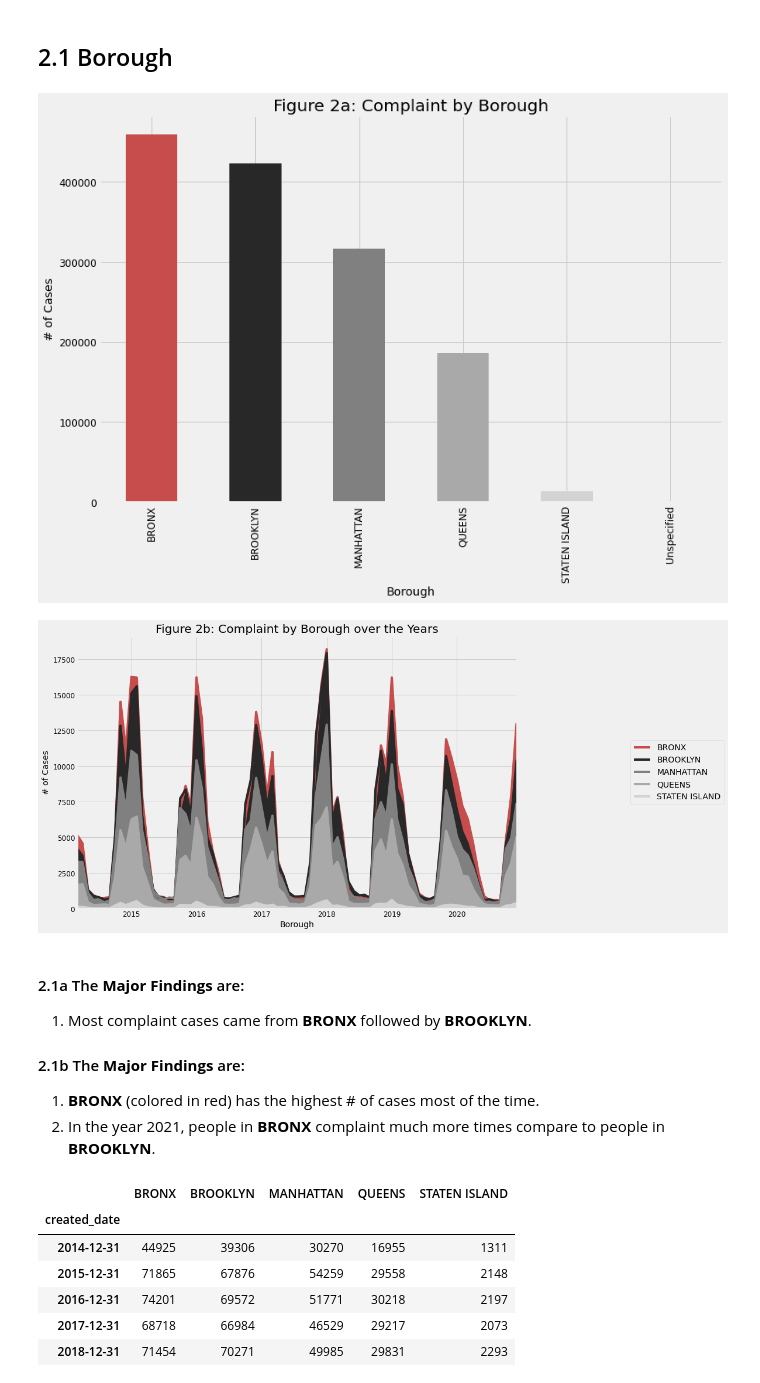
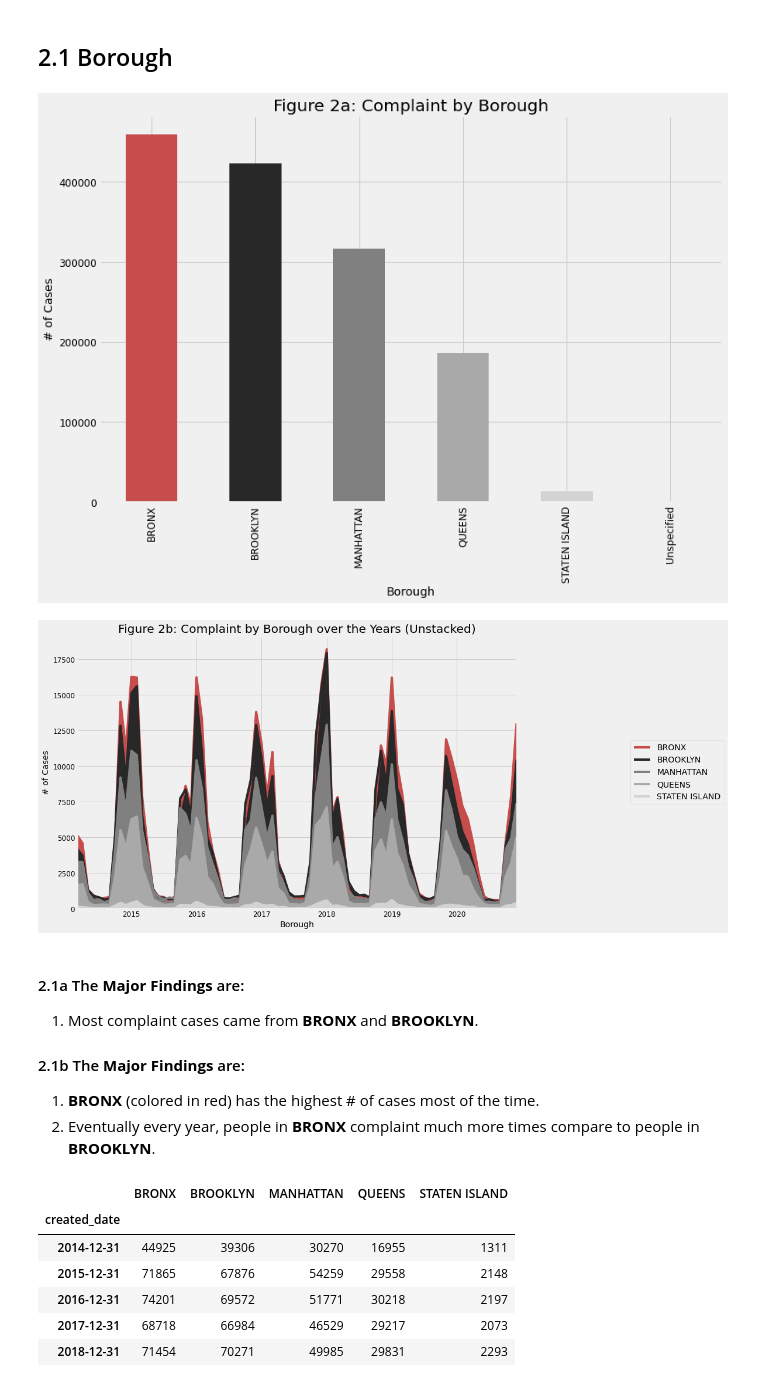
Before and after one commit to GieselC/311_Complaint_Analysis, a Jupyter notebook: NewYorkComplaintCase.ipynb, the cells around one changed output. Drawn from its saved outputs; the diff is of its cells as text; code cells hidden in the pictures.

```diff
--- a/NewYorkComplaintCase.ipynb
+++ b/NewYorkComplaintCase.ipynb
@@ -281,27 +282,27 @@ df_merge_borough = df_merge_borough.set_index('created_date')
 # %%
 df_borough.plot(kind='bar', color = clrs)
 plt.title('Figure 2a: Complaint by Borough')
 plt.xlabel('Borough')
 plt.ylabel('# of Cases')
 plt.show()
 
 
 df_merge_borough.plot(kind='area', color =clrs, alpha = 1, stacked = False)
 plt.legend(labels = df_merge_borough.columns, loc='center left', bbox_to_anchor = (1.25, 0.5), ncol=1)
-plt.title('Figure 2b: Complaint by Borough over the Years')
+plt.title('Figure 2b: Complaint by Borough over the Years (Unstacked)')
 plt.xlabel('Borough')
 plt.ylabel('# of Cases')
 plt.show()
 # %% [output]
 [figure]
-[figure, old version]
+[figure, new version]
 # %% [markdown]
 #### 2.1a The **Major Findings** are: <br>
-1. Most complaint cases came from **BRONX** followed by **BROOKLYN**. <br>
+1. Most complaint cases came from **BRONX** and **BROOKLYN**. <br>
 
 #### 2.1b The **Major Findings** are: <br>
 1. **BRONX** (colored in red) has the highest # of cases most of the time. <br>
-2. In the year 2021, people in **BRONX** complaint much more times compare to people in **BROOKLYN**.
+2. Eventually every year, people in **BRONX** complaint much more times compare to people in **BROOKLYN**.
 # %%
 Complaint = df_merge_borough.copy()
 Complaint = Complaint.resample('Y').sum()
```
Also changed, not shown: parts of 5 cells of this notebook.
